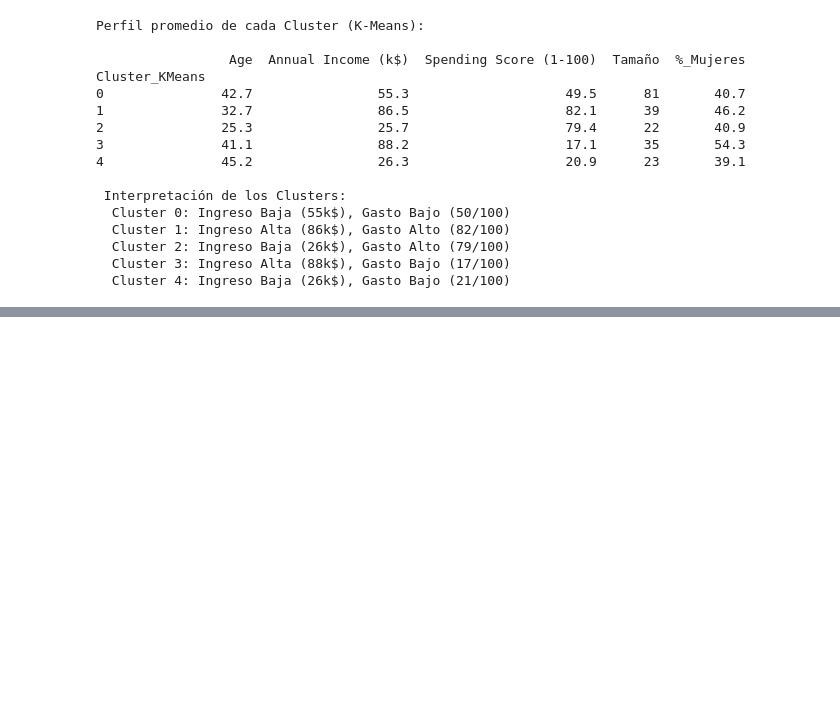
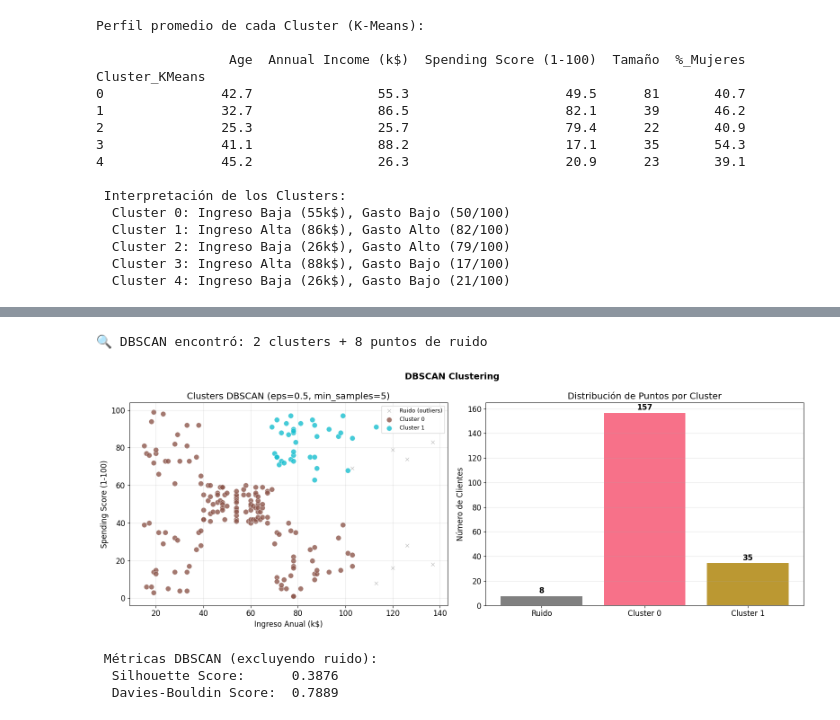
Before and after one commit to DaihanaMora/ML-Cancer-Market, a Jupyter notebook: Agrupamiento_Clientes.ipynb, the cells around one changed output, grey strips where cells are left out. Drawn from its saved outputs; the diff is of its cells as text; code cells hidden in the pictures; blank space fills up the shorter version.

```diff
--- a/Agrupamiento_Clientes.ipynb
+++ b/Agrupamiento_Clientes.ipynb
@@ -421,0 +461,66 @@ Cluster_KMeans
+# %%
+# Aplicar DBSCAN
+dbscan = DBSCAN(eps=0.5, min_samples=5)
+df['Cluster_DBSCAN'] = dbscan.fit_predict(X_2d_scaled)
+
+n_clusters_db = len(set(df['Cluster_DBSCAN'])) - (1 if -1 in df['Cluster_DBSCAN'].values else 0)
+n_noise = (df['Cluster_DBSCAN'] == -1).sum()
+print(f"🔍 DBSCAN encontró: {n_clusters_db} clusters + {n_noise} puntos de ruido")
+
+# Visualización
+fig, axes = plt.subplots(1, 2, figsize=(16, 6))
+fig.suptitle('DBSCAN Clustering', fontsize=14, fontweight='bold')
+
+unique_labels = sorted(df['Cluster_DBSCAN'].unique())
+palette = plt.cm.tab10(np.linspace(0, 1, max(len(unique_labels), 1)))
+
+for i, label in enumerate(unique_labels):
+    mask = df['Cluster_DBSCAN'] == label
+    color = 'gray' if label == -1 else palette[i]
+    name = 'Ruido (outliers)' if label == -1 else f'Cluster {label}'
+    marker = 'x' if label == -1 else 'o'
+    size = 30 if label == -1 else 70
+    axes[0].scatter(df[mask]['Annual Income (k$)'],
+                    df[mask]['Spending Score (1-100)'],
+                    c=[color], label=name, alpha=0.8,
+                    s=size, marker=marker, edgecolors='white' if label != -1 else None,
+                    linewidth=0.5)
+axes[0].set_xlabel('Ingreso Anual (k$)')
+axes[0].set_ylabel('Spending Score (1-100)')
+axes[0].set_title(f'Clusters DBSCAN (eps=0.5, min_samples=5)')
+axes[0].legend(fontsize=9)
+axes[0].grid(alpha=0.3)
+
+# Distribución de clusters
+dist_db = df['Cluster_DBSCAN'].value_counts().sort_index()
+labels_db = ['Ruido' if l == -1 else f'Cluster {l}' for l in dist_db.index]
+colors_db = ['gray'] + [f'C{i}' for i in range(len(dist_db)-1)]
+bars = axes[1].bar(labels_db, dist_db.values, color=colors_db, edgecolor='white', linewidth=1.5)
+for bar, val in zip(bars, dist_db.values):
+    axes[1].text(bar.get_x() + bar.get_width()/2, bar.get_height() + 0.5,
+                 str(val), ha='center', va='bottom', fontweight='bold')
+axes[1].set_title('Distribución de Puntos por Cluster')
+axes[1].set_ylabel('Número de Clientes')
+axes[1].grid(axis='y', alpha=0.3)
+
+plt.tight_layout()
+plt.savefig('dbscan_clusters.png', dpi=150, bbox_inches='tight')
+plt.show()
+
+# Métricas (solo puntos que no son ruido)
+mask_valid = df['Cluster_DBSCAN'] != -1
+if df[mask_valid]['Cluster_DBSCAN'].nunique() > 1:
+    sil_db = silhouette_score(X_2d_scaled[mask_valid], df[mask_valid]['Cluster_DBSCAN'])
+    db_db = davies_bouldin_score(X_2d_scaled[mask_valid], df[mask_valid]['Cluster_DBSCAN'])
+    print(f"\n Métricas DBSCAN (excluyendo ruido):")
+    print(f"  Silhouette Score:      {sil_db:.4f}")
+    print(f"  Davies-Bouldin Score:  {db_db:.4f}")
+else:
+    sil_db, db_db = None, None
+    print("No es posible calcular Silhouette con un solo cluster válido")
+# %% [output]
+🔍 DBSCAN encontró: 2 clusters + 8 puntos de ruido
+[figure, added]
+ Métricas DBSCAN (excluyendo ruido):
+  Silhouette Score:      0.3876
+  Davies-Bouldin Score:  0.7889
```
Also changed, not shown: parts of 2 cells of this notebook.
